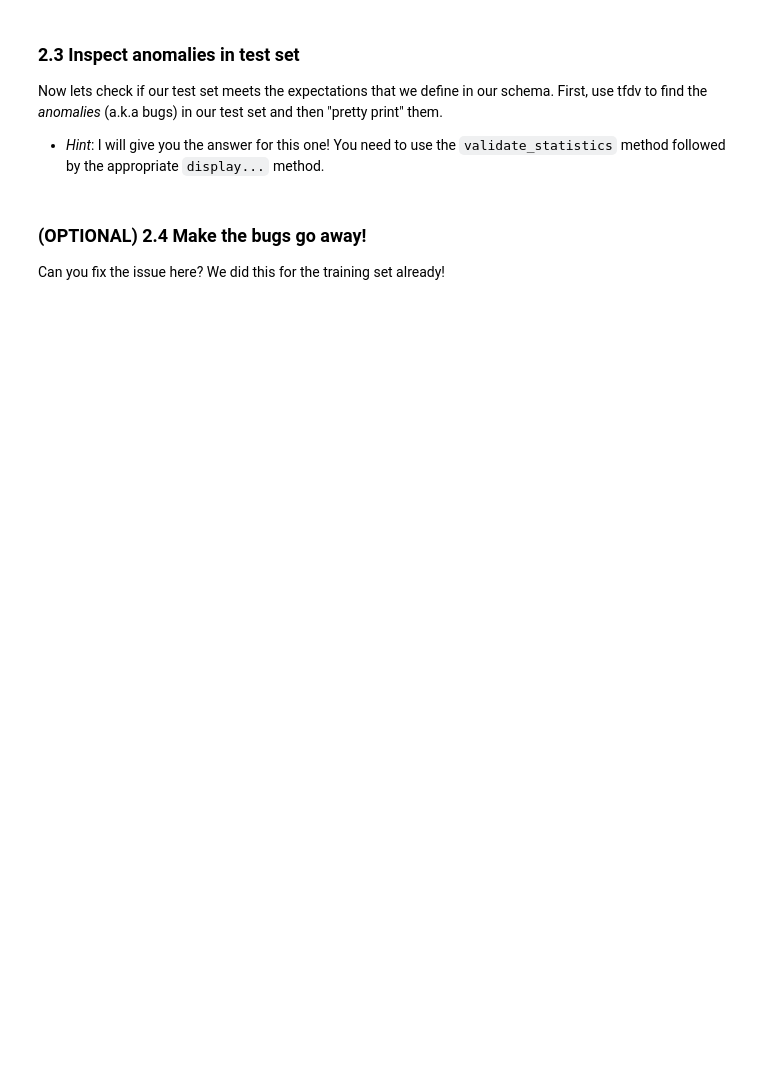
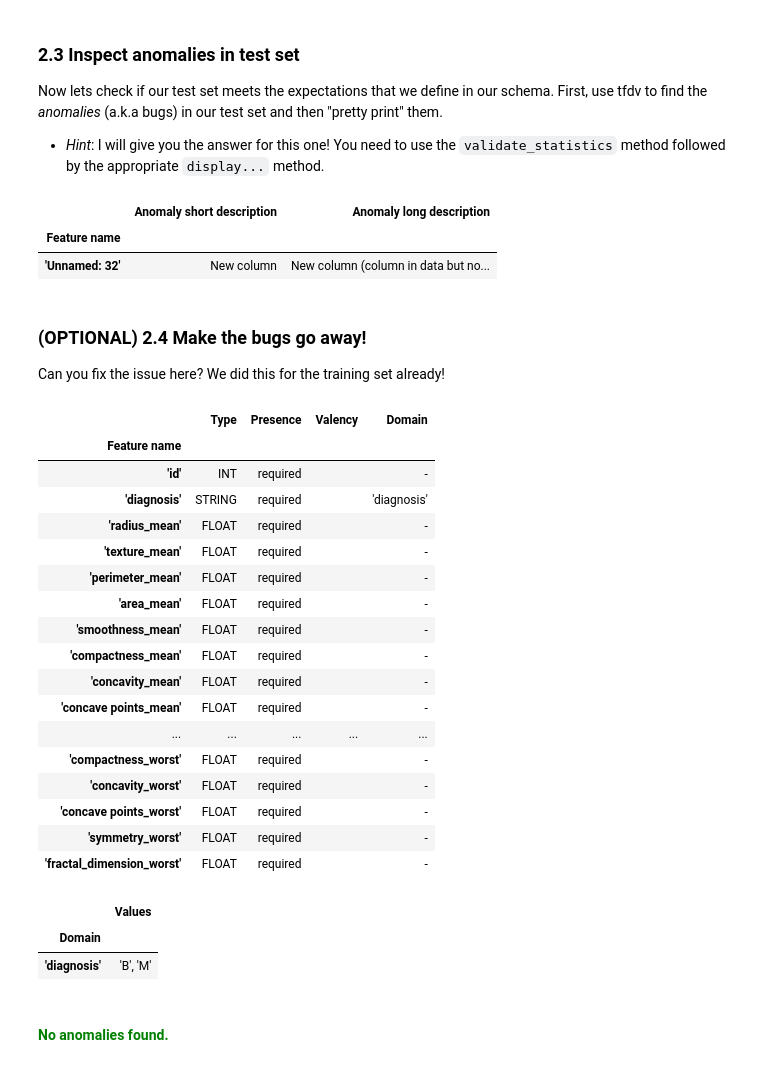
Before and after one commit to ZiadNawar/remla, a Jupyter notebook: tutorial.ipynb, the cells around one changed output. Saved outputs shown, nothing was run; the diff lists cells and outputs as text; code cells hidden in the pictures; blank space fills up the shorter version.

```diff
--- a/tutorial.ipynb
+++ b/tutorial.ipynb
@@ -104,8 +198,41 @@ Now lets check if our test set meets the expectations that we define in our sche
 + *Hint*: I will give you the answer for this one! You need to use the `validate_statistics` method followed by the appropriate `display...` method.
 # %%
 # your code here
+tfdv.display_anomalies(tfdv.validate_statistics(stats1,updated_schema))
+# %% [output]
+|  | Anomaly short description | Anomaly long description |
+| Feature name |  |  |
+| 'Unnamed: 32' | New column | New column (column in data but no... |
 # %% [markdown]
 ### (OPTIONAL) 2.4 Make the bugs go away!
 Can you fix the issue here? We did this for the training set already!
 # %%
 # your code here
+X_test.drop('Unnamed: 32',axis = 1, inplace=True)
+updated_test_stats = tfdv.generate_statistics_from_dataframe(X_test)
+updated_test_schema= tfdv.infer_schema(updated_test_stats)
+tfdv.display_schema(updated_test_schema)
+tfdv.display_anomalies(tfdv.validate_statistics(updated_test_stats,updated_schema))
+# %% [output]
+|  | Type | Presence | Valency | Domain |
+| Feature name |  |  |  |  |
+| 'id' | INT | required |  | - |
+| 'diagnosis' | STRING | required |  | 'diagnosis' |
+| 'radius_mean' | FLOAT | required |  | - |
+| 'texture_mean' | FLOAT | required |  | - |
+| 'perimeter_mean' | FLOAT | required |  | - |
+| 'area_mean' | FLOAT | required |  | - |
+| 'smoothness_mean' | FLOAT | required |  | - |
+| 'compactness_mean' | FLOAT | required |  | - |
+| 'concavity_mean' | FLOAT | required |  | - |
+| 'concave points_mean' | FLOAT | required |  | - |
+| ... | ... | ... | ... | ... |
+| 'compactness_worst' | FLOAT | required |  | - |
+| 'concavity_worst' | FLOAT | required |  | - |
+| 'concave points_worst' | FLOAT | required |  | - |
+| 'symmetry_worst' | FLOAT | required |  | - |
+| 'fractal_dimension_worst' | FLOAT | required |  | - |
+|  | Values |
+| Domain |  |
+| 'diagnosis' | 'B', 'M' |
+No anomalies found.
```
Also changed, not shown: parts of 9 cells of this notebook.
